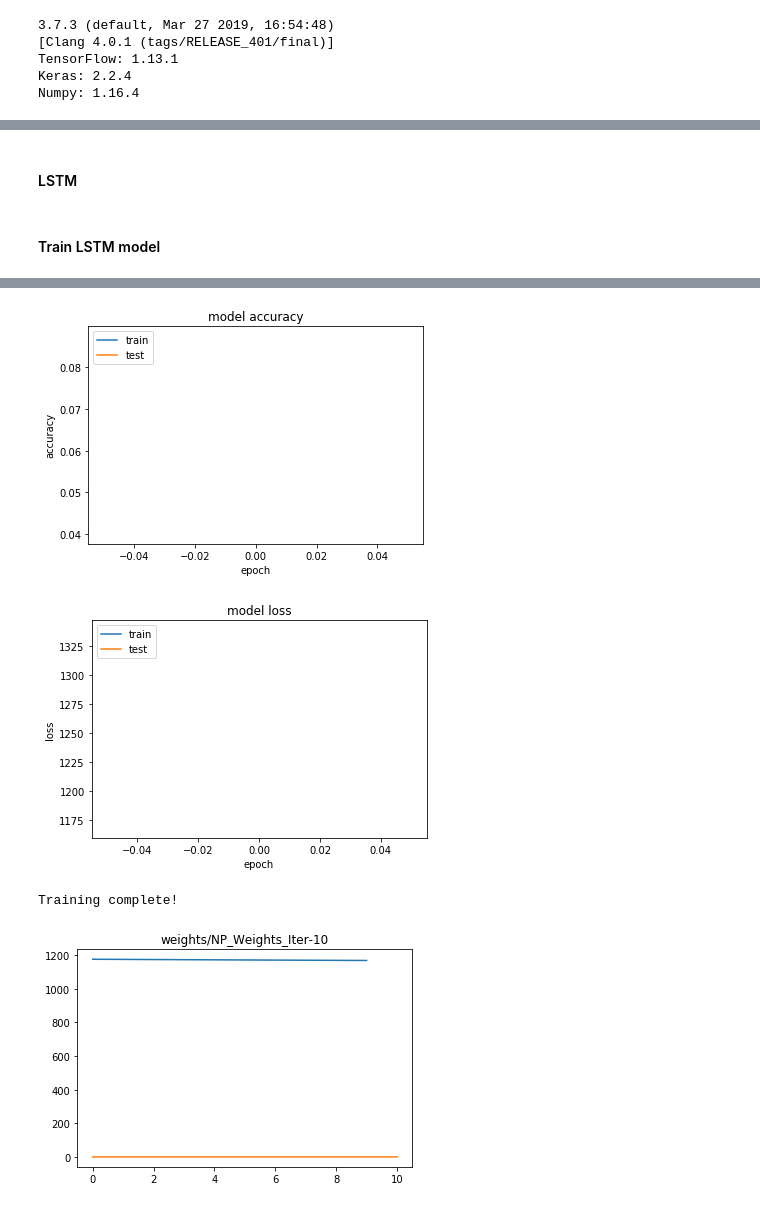
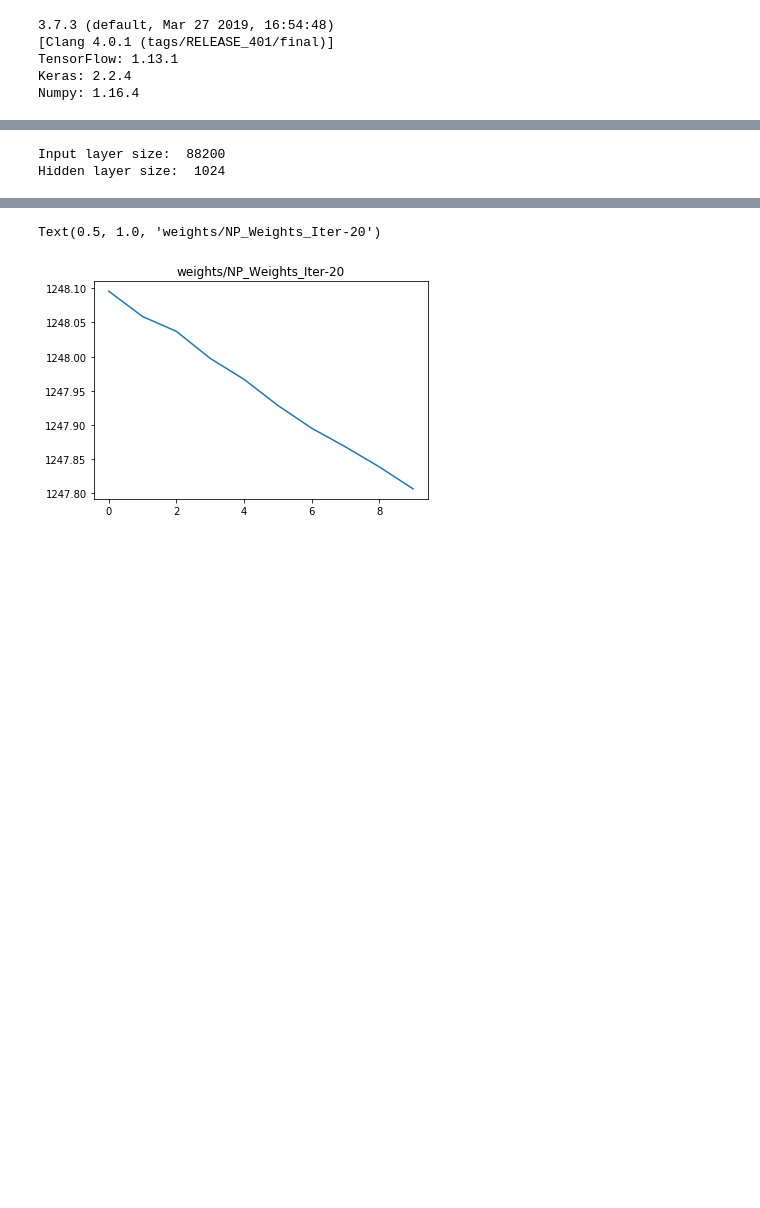
Before and after one commit to DigitalDieter/LSTM_Music_Generation, a Jupyter notebook: notebooks/Music_Generation.ipynb, the cells around one changed output, grey strips where cells are left out. Cells and saved outputs as stored; diff of their text form; code cells hidden in the pictures; blank space fills up the shorter version.

```diff
--- a/notebooks/Music_Generation.ipynb
+++ b/notebooks/Music_Generation.ipynb
@@ -181,8 +187,12 @@ for n in range(num_examples):
 # %%
 num_frequency_dimensions = (np.shape(X))[1]
 num_hidden_dimensions = 1024
+
+print('Input layer size: ',num_frequency_dimensions)
+print('Hidden layer size: ',num_hidden_dimensions)
+# %% [output]
+Input layer size:  88200
+Hidden layer size:  1024
-# %% [markdown]
-#### LSTM
 # %%
 num_hidden_dimensions = 1024
 num_frequency_dimensions = 88200
@@ -215,56 +224,28 @@ model.add(
 model.compile(optimizer='adam', loss='mean_squared_error')
-# %% [markdown]
-#### Train LSTM model
 # %%
-loss = []
-acc = []
+loss_list = []
 # Number of iterations for training
-num_iters = 10
+num_iters = 20
 # Number of iterations before we save our model
-epochs_per_iter = 1
+epochs_per_iter = 5
 # Number of training examples pushed to the GPU per batch.
 batch_size = 5
+
 # Path to weights file
 weights_path = 'weights/NP_Weights_Iter-' + str(num_iters)
 cur_iter = 0
 
 while cur_iter < num_iters:
+
     print('Iteration: ' + str(cur_iter))
     # Iterate over the training data in batches
-    history = model.fit(x_data,
-                        y_data,
-                        batch_size=batch_size,
-                        epochs=epochs_per_iter,
-                        verbose=1,
-                        validation_split=0.33)
-    loss += history.history['loss']
-    acc +=  history.history['acc']
-
+    history = model.fit(x_data, y_data, batch_size=batch_size, epochs=epochs_per_iter, verbose=1, validation_split=0.0)
+    loss_list += history.history['loss']
     cur_iter += 1
-print(history.history.keys())
-# summarize history for accuracy
-plt.plot(history.history['acc'])
-plt.plot(history.history['val_acc'])
-plt.title('model accuracy')
-plt.ylabel('accuracy')
-plt.xlabel('epoch')
-plt.legend(['train', 'test'], loc='upper left')
-plt.show()
-# summarize history for loss
-plt.plot(history.history['loss'])
-plt.plot(history.history['val_loss'])
-plt.title('model loss')
-plt.ylabel('loss')
-plt.xlabel('epoch')
-plt.legend(['train', 'test'], loc='upper left')
-plt.show()
-
-
 print('Training complete!')
 model.save_weights(weights_path)
 
-plt.plot(range(len(loss)), loss)
-plt.plot(range(len(acc)), acc)
+p1 = plt.plot(range(len(history_list)),history_list)
 plt.title(weights_path)
 plt.savefig(str(weights_path) + ".png")
 # %% [output]
@@ -288,4 +269,2 @@ dict_keys(['val_loss', 'val_acc', 'loss', 'acc'])
+Text(0.5, 1.0, 'weights/NP_Weights_Iter-20')
-[figure, old version]
+[figure, new version]
-[figure, removed]
-Training complete!
-[figure, removed]
```
Also changed, not shown: parts of 45 cells of this notebook.
